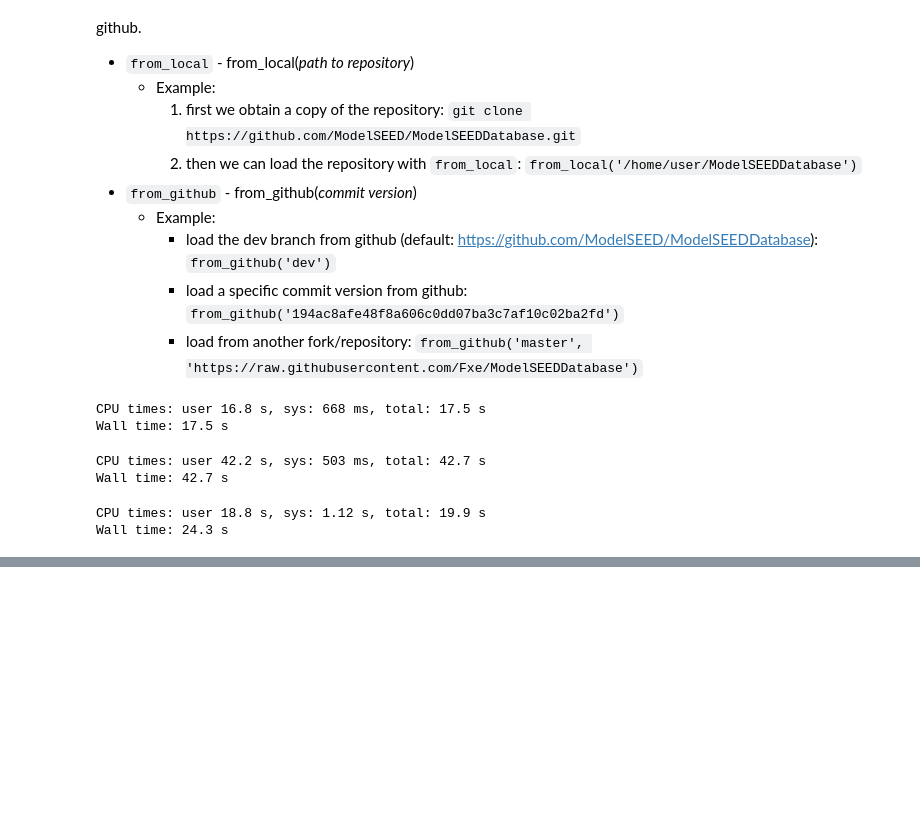
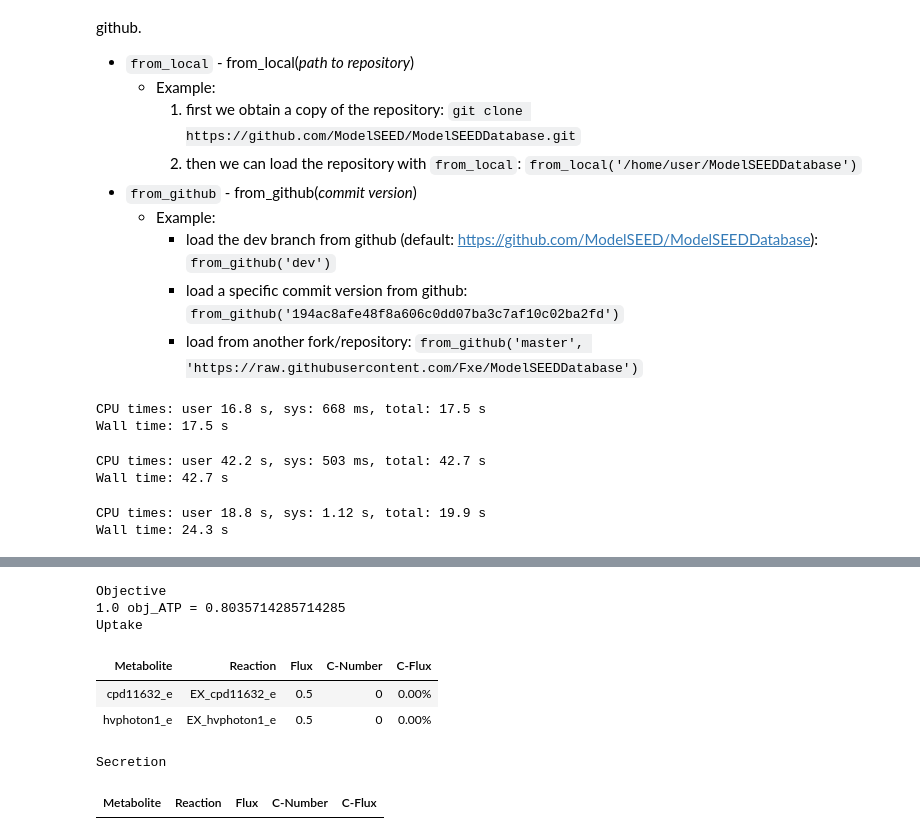
Before and after one commit to ModelSEED/ModelSEEDpy, a Jupyter notebook: examples/Model Reconstruction/Biochem.ipynb, the cells around one changed output, grey strips where cells are left out. Drawn from its saved outputs; the diff is of its cells as text; code cells hidden in the pictures; blank space fills up the shorter version.

```diff
--- a/examples/Model Reconstruction/Biochem.ipynb
+++ b/examples/Model Reconstruction/Biochem.ipynb
@@ -64,0 +104,32 @@ for rxn in modelseed_git.reactions:
+# %%
+model_mapped = cobra.io.load_json_model('/home/fliu/workspace/data/sbml/iAnC892/iAnC892_single_mapped.json')
+from modelseedpy import MSBuilder
+from cobra.core import Reaction
+MSBuilder.build_exchanges(model_mapped, 'e')
+atp_obj = Reaction('obj_ATP', 'ATP objective function', 'objetive function', 0, 1000)
+atp_obj.add_metabolites({
+    model_mapped.metabolites.cpd00001_c: -1,
+    model_mapped.metabolites.cpd00002_c: -1,
+    model_mapped.metabolites.cpd00008_c: 1,
+    model_mapped.metabolites.cpd00009_c: 1,
+    model_mapped.metabolites.cpd00067_c: 1,
+})
+model_mapped.add_reactions([atp_obj])
+model_mapped.objective = 'obj_ATP'
+model_mapped.medium = {
+    #'EX_cpd00067_e': 1,
+    'EX_cpd11632_e': 0.5,
+    #'EX_hvphoton2_e': 0.5,
+    'EX_hvphoton1_e': 0.5
+}
+#1.0 obj_ATP = 0.8035714285714285
+model_mapped.summary()
+# %% [output]
+Objective
+1.0 obj_ATP = 0.8035714285714285
+Uptake
+| Metabolite | Reaction | Flux | C-Number | C-Flux |
+| cpd11632_e | EX_cpd11632_e | 0.5 | 0 | 0.00% |
+| hvphoton1_e | EX_hvphoton1_e | 0.5 | 0 | 0.00% |
+Secretion
+| Metabolite | Reaction | Flux | C-Number | C-Flux |
```
Also changed, not shown: parts of 23 cells of this notebook, 2 other files.
